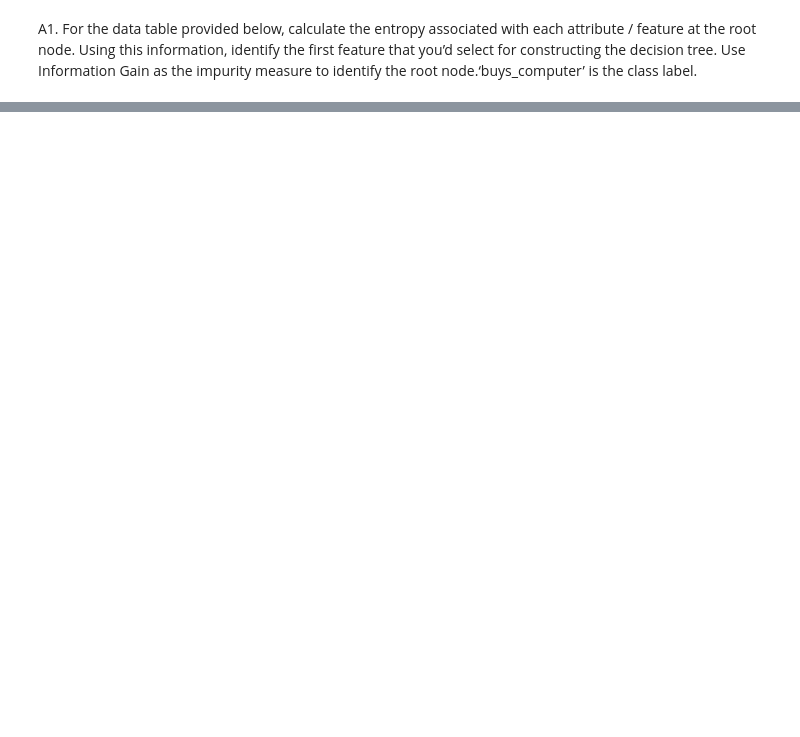
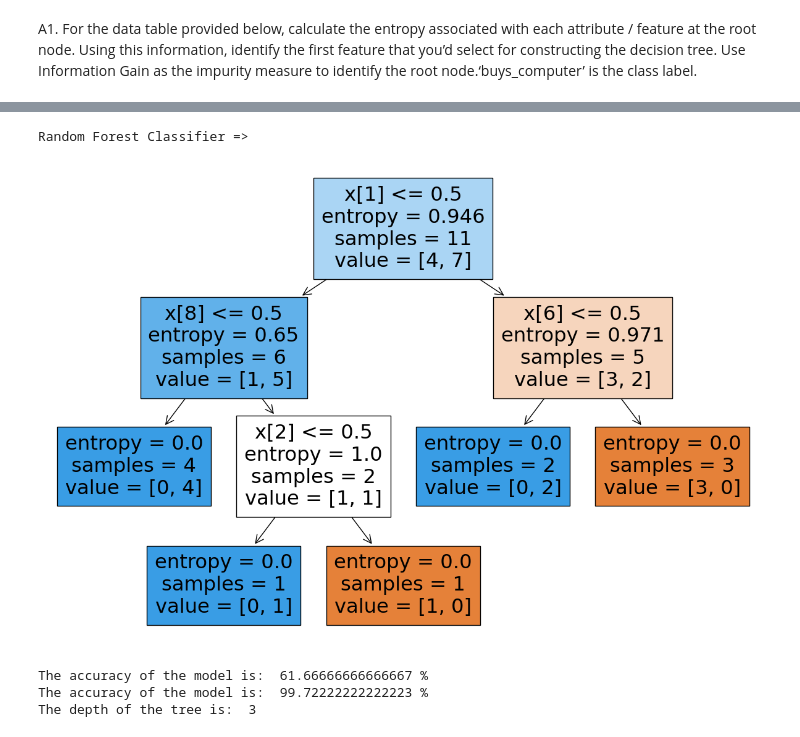
Before and after one commit to 21176/Machine-Learning, a Jupyter notebook: Lab-04.ipynb, the cells around one changed output, grey strips where cells are left out. Saved outputs shown, nothing was run; the diff lists cells and outputs as text; code cells hidden in the pictures; blank space fills up the shorter version.

```diff
--- a/Lab-04.ipynb
+++ b/Lab-04.ipynb
@@ -56,0 +225,4 @@ print(entropy)
+# %%
+data = pd.read_excel(r"C:\Amrita cse\5th Semester\Machine Learning\Project\embeddingsdata.xlsx")
+df = pd.DataFrame(data)
+df
@@ -56,0 +243,24 @@ print(entropy)
+# %%
+print("Random Forest Classifier => ")
+X = data.iloc[:, :-1]  # Assuming the last column is the target variable
+y = data.iloc[:, -1]   # Assuming the last column is the target variable
+X_Train,X_Test,y_Train,y_Test = train_test_split(X,y,test_size=0.2,random_state=42)
+
+modelProjRfc = RandomForestClassifier()
+modelProjRfc.fit(X_Train,y_Train)
+plt.figure(figsize=(15, 10))  # Adjust the figure size as needed
+plot_tree(model, filled=True)
+plt.show()
+RequiredAccuracyTest = modelProjRfc.score(X_Test,y_Test)
+print("The accuracy of the model is: ",RequiredAccuracyTest * 100,"%" )
+
+RequiredAccuracyTrain = modelProjRfc.score(X_Train,y_Train)
+print("The accuracy of the model is: ",RequiredAccuracyTrain * 100,"%" )
+
+print("The depth of the tree is: ",model.get_depth())
+# %% [output]
+Random Forest Classifier =>
+[figure, added]
+The accuracy of the model is:  61.66666666666667 %
+The accuracy of the model is:  99.72222222222223 %
+The depth of the tree is:  3
```
Also changed, not shown: parts of 31 cells of this notebook.
